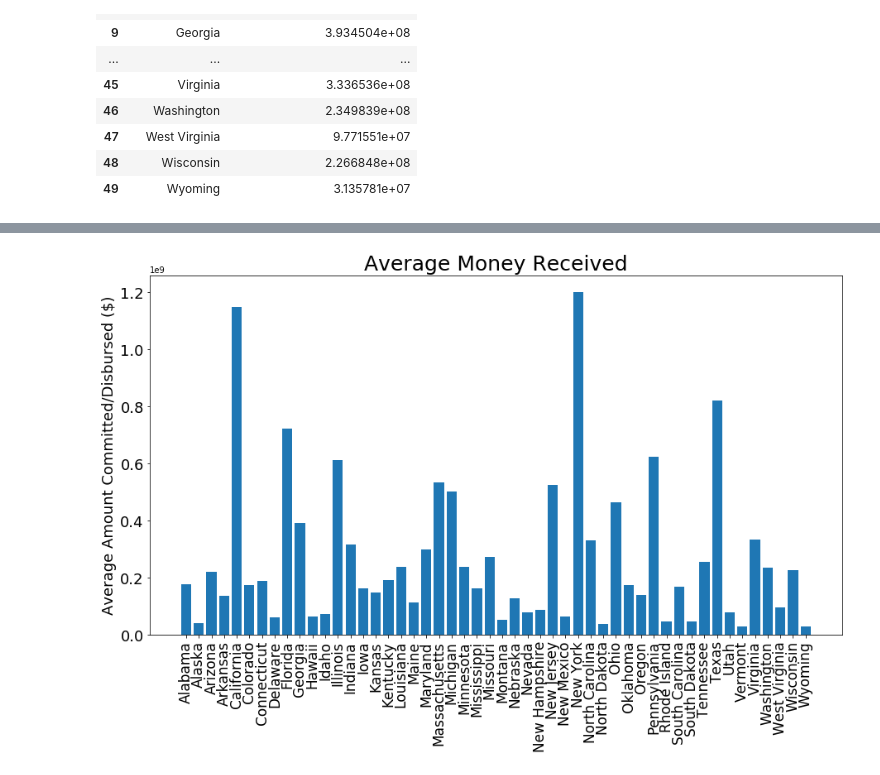
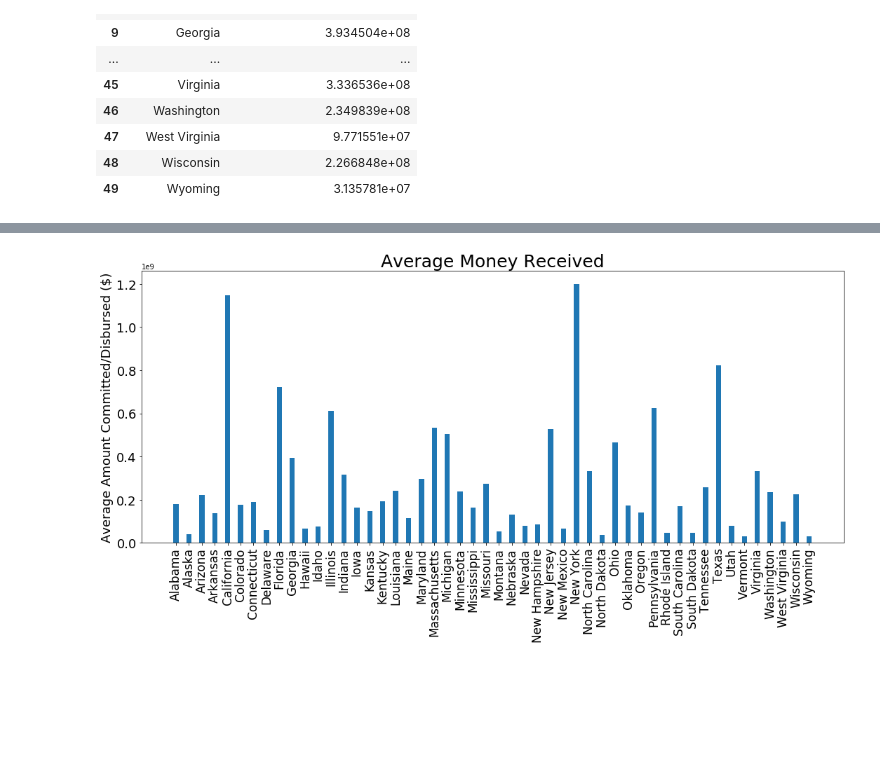
Before and after one commit to uno-sebastian/covid-19-state-spending, a Jupyter notebook: Spending_data_elaboration.ipynb, the cells around one changed output, grey strips where cells are left out. Drawn from its saved outputs; the diff is of its cells as text; code cells hidden in the pictures; blank space fills up the shorter version.

Commit message:
bar plots and linear plots

```diff
--- a/Spending_data_elaboration.ipynb
+++ b/Spending_data_elaboration.ipynb
@@ -8,8 +11,8 @@ df = crfb.get_data_single()
 # Download all the datasets we have, using the column 'Date CRFB Downloaded'
 #df = crfb.get_data_all()
 #df
-df = df.loc[df['Recipient Type'] == 'Health Provider']
-df
+states_df = df.loc[df['Recipient Type'] == 'Health Provider']
+states_df
 # %% [output]
 loading data from date 2021-02-09 : file 20210209_cmt.xlsx...
 |  | Recipient State | Amount Committed/Disbursed | Date | Recipient Type | Legislation | Agency |
@@ -56,5 +39,5 @@ df[df[money] == 0.]
 # %%
-state_group_df = df.groupby('Recipient State')[money].mean().reset_index()
+state_group_df = states_df.groupby('Recipient State')[money].mean().reset_index()
 state_group_df
 # %% [output]
 |  | Recipient State | Amount Committed/Disbursed |
@@ -83,5 +59,0 @@ territory_grouped_df
-# %%
-idx_list = territory_grouped_df.index
-print(idx_list)
-state_group_df = state_group_df.drop(axis = 0, index = idx_list).reset_index(drop=True)
-state_group_df
@@ -127,8 +60,9 @@ def bar_plot(labels, bars, title):
 # %%
 #plotting the data for all the states
-bar_plot(state_group_df[states],  state_group_df[money], 'Average Money Received')
+fig_title = 'Average_money_received_all_states.png'
+fnc.bar_plot(state_group_df[states],  state_group_df[money], 'Average Money Received',fnc.where_save(fig_title))
 # %% [output]
-[figure, old version]
+[figure, new version]
 # %%
 #plotting the data only for the states of interest
 state_OI = ['New York', 'South Dakota','Florida', 'California','Georgia']
```
Also changed, not shown: parts of 22 cells of this notebook, 26 other files.
